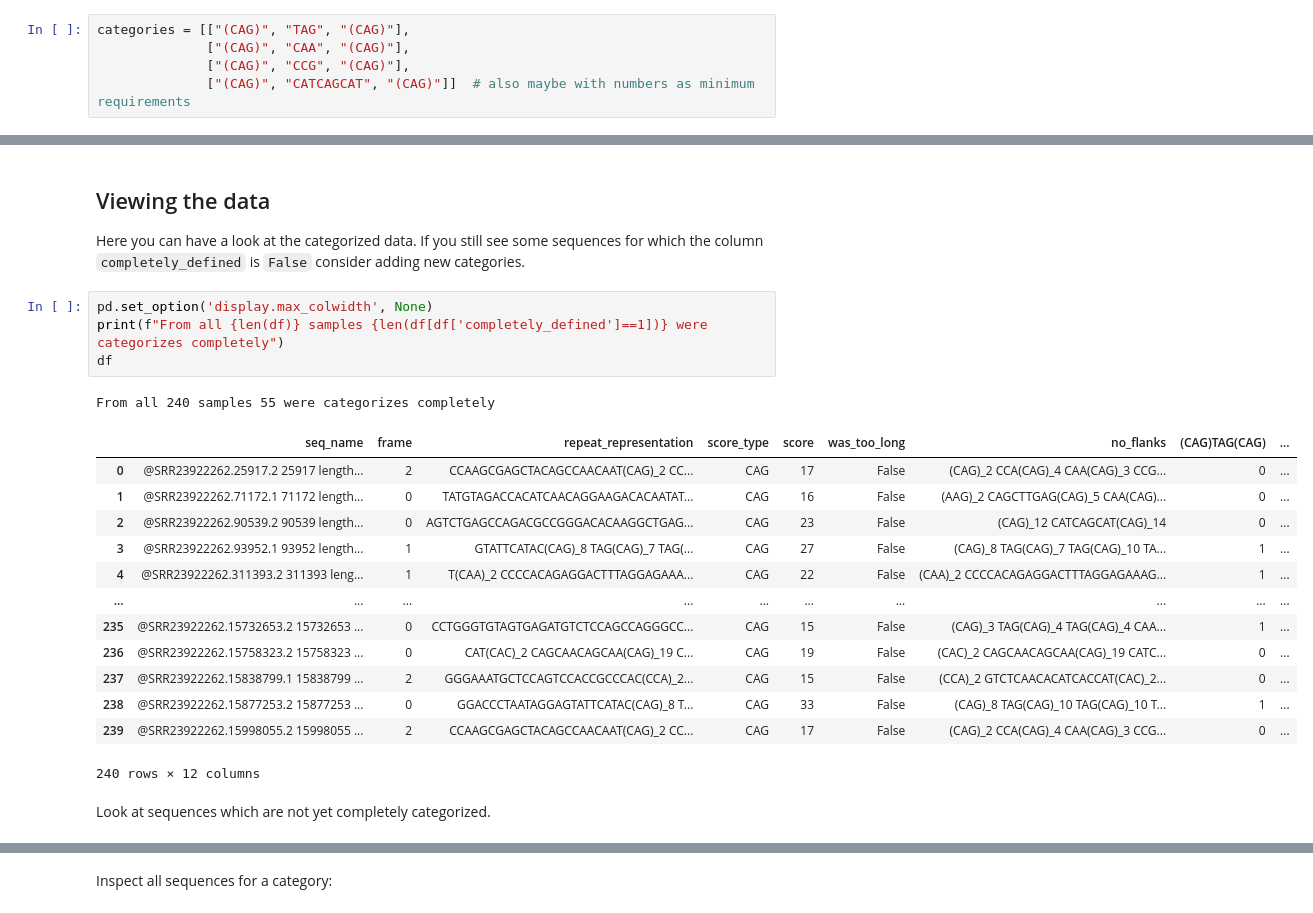
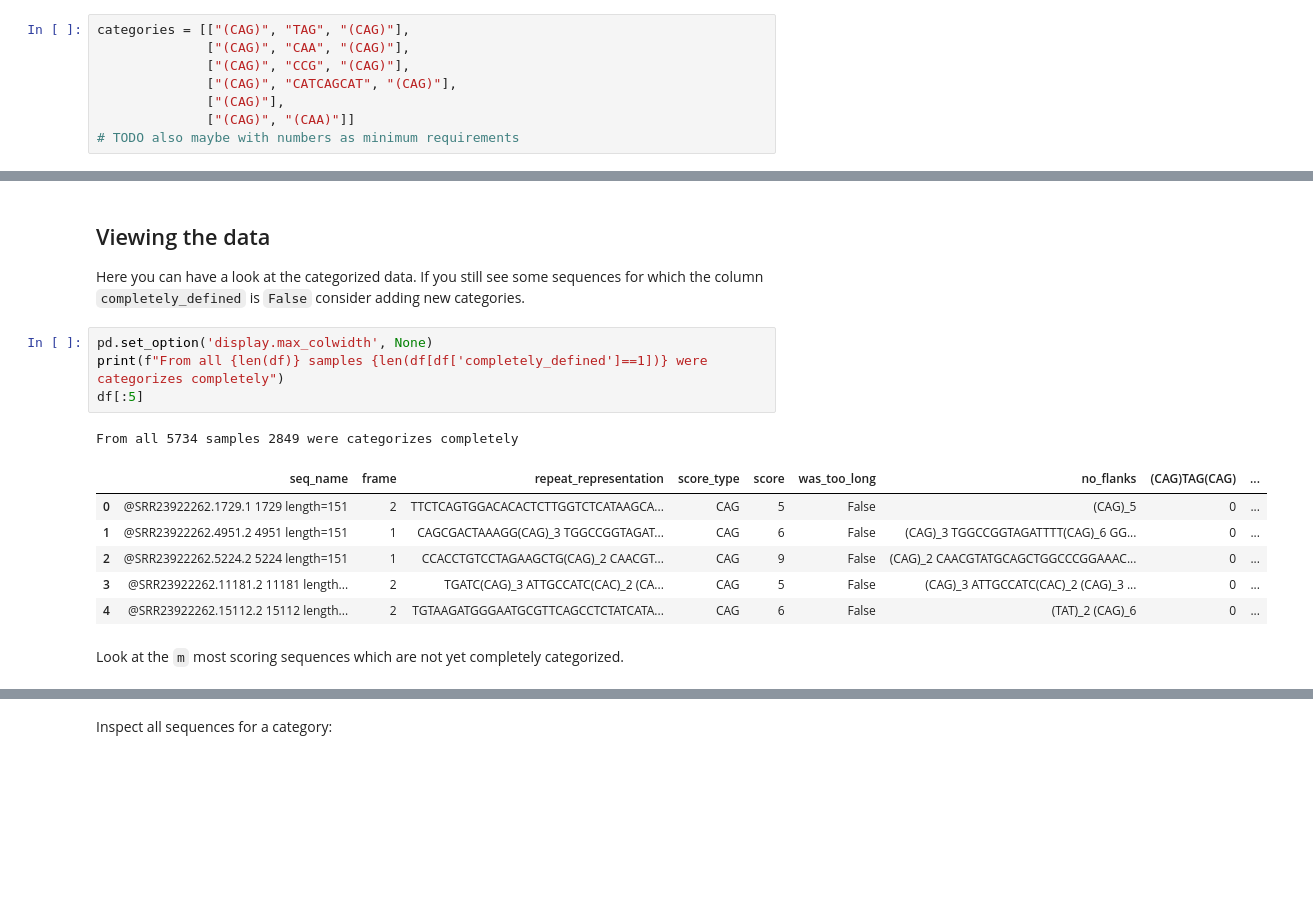
Before and after one commit to MattesMrzik/repeat_util, a Jupyter notebook: consecutive_kmers/eval/eval.ipynb, the cells around one changed output, grey strips where cells are left out. Cells and saved outputs as stored; diff of their text form; blank space fills up the shorter version.

```diff
--- a/consecutive_kmers/eval/eval.ipynb
+++ b/consecutive_kmers/eval/eval.ipynb
@@ -44,5 +47,8 @@ spurious and should be ignored. Here the method `is_spurious_by_max_repeat_len_a
 categories = [["(CAG)", "TAG", "(CAG)"],
               ["(CAG)", "CAA", "(CAG)"],
               ["(CAG)", "CCG", "(CAG)"],
-              ["(CAG)", "CATCAGCAT", "(CAG)"]]  # also maybe with numbers as minimum requirements
+              ["(CAG)", "CATCAGCAT", "(CAG)"],
+              ["(CAG)"],
+              ["(CAG)", "(CAA)"]]
+# TODO also maybe with numbers as minimum requirements
 # %%
@@ -75,21 +79,14 @@ Here you can have a look at the categorized data. If you still see some sequence
 # %%
 pd.set_option('display.max_colwidth', None)
 print(f"From all {len(df)} samples {len(df[df['completely_defined']==1])} were categorizes completely")
-df
+df[:5]
 # %% [output]
-From all 240 samples 55 were categorizes completely
+From all 5734 samples 2849 were categorizes completely
 |  | seq_name | frame | repeat_representation | score_type | score | was_too_long | no_flanks | (CAG)TAG(CAG) | ... |
-| 0 | @SRR23922262.25917.2 25917 length... | 2 | CCAAGCGAGCTACAGCCAACAAT(CAG)_2 CC... | CAG | 17 | False | (CAG)_2 CCA(CAG)_4 CAA(CAG)_3 CCG... | 0 | ... |
-| 1 | @SRR23922262.71172.1 71172 length... | 0 | TATGTAGACCACATCAACAGGAAGACACAATAT... | CAG | 16 | False | (AAG)_2 CAGCTTGAG(CAG)_5 CAA(CAG)... | 0 | ... |
-| 2 | @SRR23922262.90539.2 90539 length... | 0 | AGTCTGAGCCAGACGCCGGGACACAAGGCTGAG... | CAG | 23 | False | (CAG)_12 CATCAGCAT(CAG)_14 | 0 | ... |
-| 3 | @SRR23922262.93952.1 93952 length... | 1 | GTATTCATAC(CAG)_8 TAG(CAG)_7 TAG(... | CAG | 27 | False | (CAG)_8 TAG(CAG)_7 TAG(CAG)_10 TA... | 1 | ... |
-| 4 | @SRR23922262.311393.2 311393 leng... | 1 | T(CAA)_2 CCCCACAGAGGACTTTAGGAGAAA... | CAG | 22 | False | (CAA)_2 CCCCACAGAGGACTTTAGGAGAAAG... | 1 | ... |
-| ... | ... | ... | ... | ... | ... | ... | ... | ... | ... |
-| 235 | @SRR23922262.15732653.2 15732653 ... | 0 | CCTGGGTGTAGTGAGATGTCTCCAGCCAGGGCC... | CAG | 15 | False | (CAG)_3 TAG(CAG)_4 TAG(CAG)_4 CAA... | 1 | ... |
-| 236 | @SRR23922262.15758323.2 15758323 ... | 0 | CAT(CAC)_2 CAGCAACAGCAA(CAG)_19 C... | CAG | 19 | False | (CAC)_2 CAGCAACAGCAA(CAG)_19 CATC... | 0 | ... |
-| 237 | @SRR23922262.15838799.1 15838799 ... | 2 | GGGAAATGCTCCAGTCCACCGCCCAC(CCA)_2... | CAG | 15 | False | (CCA)_2 GTCTCAACACATCACCAT(CAC)_2... | 0 | ... |
-| 238 | @SRR23922262.15877253.2 15877253 ... | 0 | GGACCCTAATAGGAGTATTCATAC(CAG)_8 T... | CAG | 33 | False | (CAG)_8 TAG(CAG)_10 TAG(CAG)_10 T... | 1 | ... |
-| 239 | @SRR23922262.15998055.2 15998055 ... | 2 | CCAAGCGAGCTACAGCCAACAAT(CAG)_2 CC... | CAG | 17 | False | (CAG)_2 CCA(CAG)_4 CAA(CAG)_3 CCG... | 0 | ... |
+| 0 | @SRR23922262.1729.1 1729 length=151 | 2 | TTCTCAGTGGACACACTCTTGGTCTCATAAGCA... | CAG | 5 | False | (CAG)_5 | 0 | ... |
+| 1 | @SRR23922262.4951.2 4951 length=151 | 1 | CAGCGACTAAAGG(CAG)_3 TGGCCGGTAGAT... | CAG | 6 | False | (CAG)_3 TGGCCGGTAGATTTT(CAG)_6 GG... | 0 | ... |
+| 2 | @SRR23922262.5224.2 5224 length=151 | 1 | CCACCTGTCCTAGAAGCTG(CAG)_2 CAACGT... | CAG | 9 | False | (CAG)_2 CAACGTATGCAGCTGGCCCGGAAAC... | 0 | ... |
+| 3 | @SRR23922262.11181.2 11181 length... | 2 | TGATC(CAG)_3 ATTGCCATC(CAC)_2 (CA... | CAG | 5 | False | (CAG)_3 ATTGCCATC(CAC)_2 (CAG)_3 ... | 0 | ... |
+| 4 | @SRR23922262.15112.2 15112 length... | 2 | TGTAAGATGGGAATGCGTTCAGCCTCTATCATA... | CAG | 6 | False | (TAT)_2 (CAG)_6 | 0 | ... |
-240 rows × 12 columns
 # %% [markdown]
-Look at sequences which are not yet completely categorized.
+Look at the `m` most scoring sequences which are not yet completely categorized.
```
Also changed, not shown: parts of 6 cells of this notebook, 4 other files.
